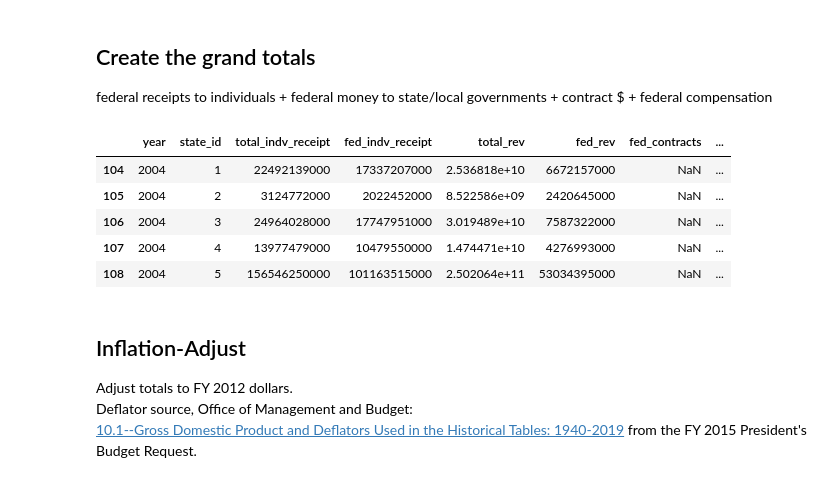
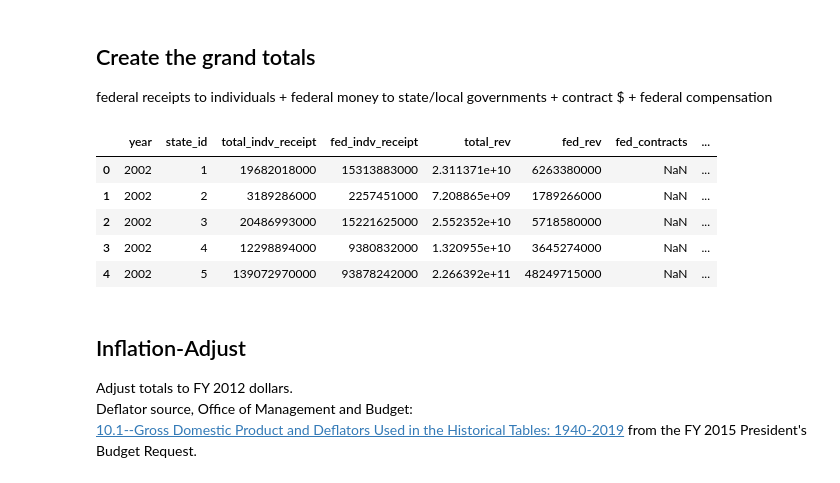
Before and after one commit to bsweger/nerdsummit, a Jupyter notebook: State Smart - Federal Funds in 50 States.ipynb, the cells around one changed output. Drawn from its saved outputs; the diff is of its cells as text; code cells hidden in the pictures.

```diff
--- a/State Smart - Federal Funds in 50 States.ipynb
+++ b/State Smart - Federal Funds in 50 States.ipynb
@@ -139,20 +139,20 @@ federal receipts to individuals + federal money to state/local governments + con
 # %%
 #stick everything together
 all = (indv
     .join(govt)
     .join(contracts)
     .join(emp))
 all.reset_index(inplace=True)
 #get rid of years < 2004
-all = all[all['year']>2003]
+#all = all[all['year']>2003]
 all.head()
 # %% [output]
 |  | year | state_id | total_indv_receipt | fed_indv_receipt | total_rev | fed_rev | fed_contracts | ... |
-| 104 | 2004 | 1 | 22492139000 | 17337207000 | 2.536818e+10 | 6672157000 | NaN | ... |
-| 105 | 2004 | 2 | 3124772000 | 2022452000 | 8.522586e+09 | 2420645000 | NaN | ... |
-| 106 | 2004 | 3 | 24964028000 | 17747951000 | 3.019489e+10 | 7587322000 | NaN | ... |
-| 107 | 2004 | 4 | 13977479000 | 10479550000 | 1.474471e+10 | 4276993000 | NaN | ... |
-| 108 | 2004 | 5 | 156546250000 | 101163515000 | 2.502064e+11 | 53034395000 | NaN | ... |
+| 0 | 2002 | 1 | 19682018000 | 15313883000 | 2.311371e+10 | 6263380000 | NaN | ... |
+| 1 | 2002 | 2 | 3189286000 | 2257451000 | 7.208865e+09 | 1789266000 | NaN | ... |
+| 2 | 2002 | 3 | 20486993000 | 15221625000 | 2.552352e+10 | 5718580000 | NaN | ... |
+| 3 | 2002 | 4 | 12298894000 | 9380832000 | 1.320955e+10 | 3645274000 | NaN | ... |
+| 4 | 2002 | 5 | 139072970000 | 93878242000 | 2.266392e+11 | 48249715000 | NaN | ... |
 # %%
 #total federal dollars in state =
 # federal receipts to individuals +
```
Also changed, not shown: parts of 14 cells of this notebook.
